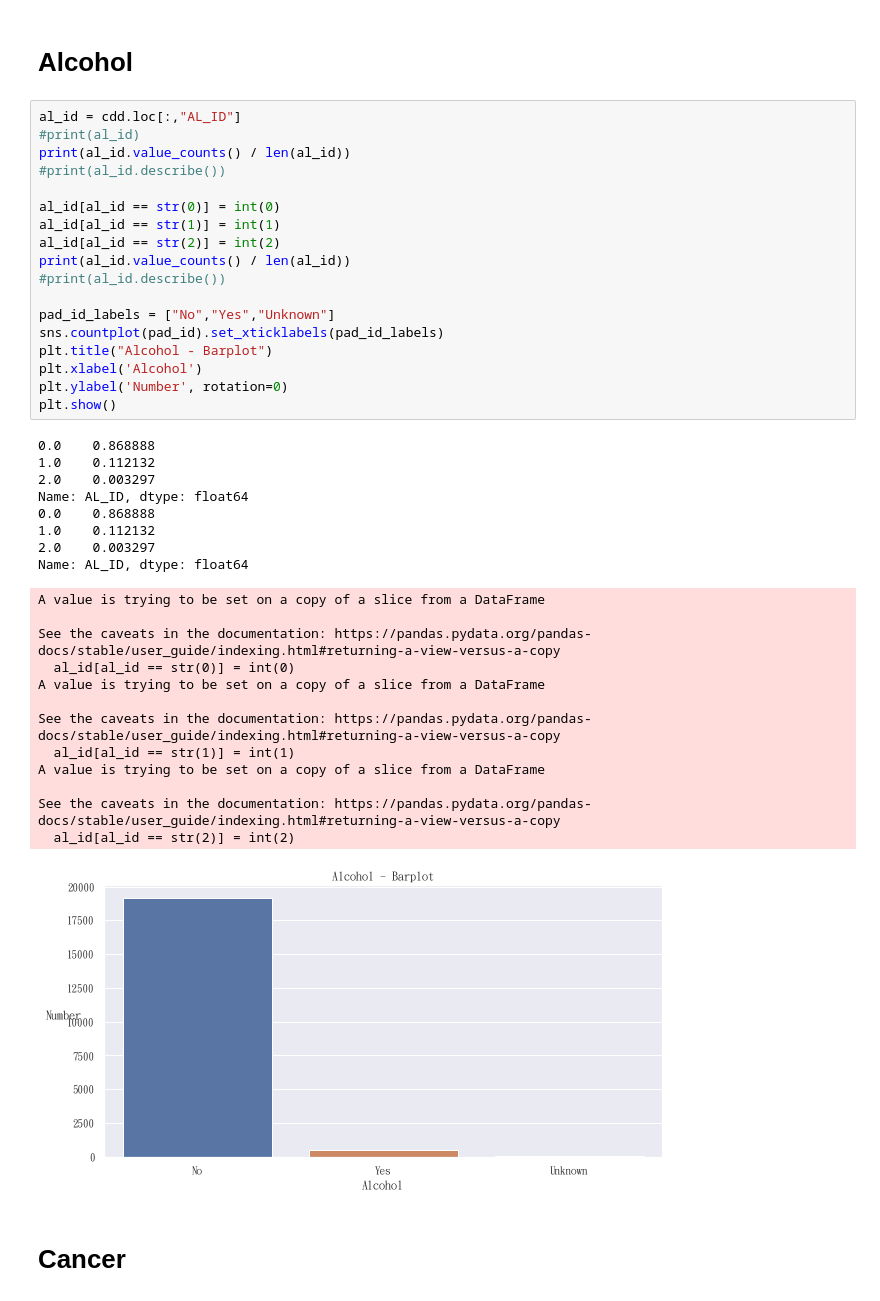
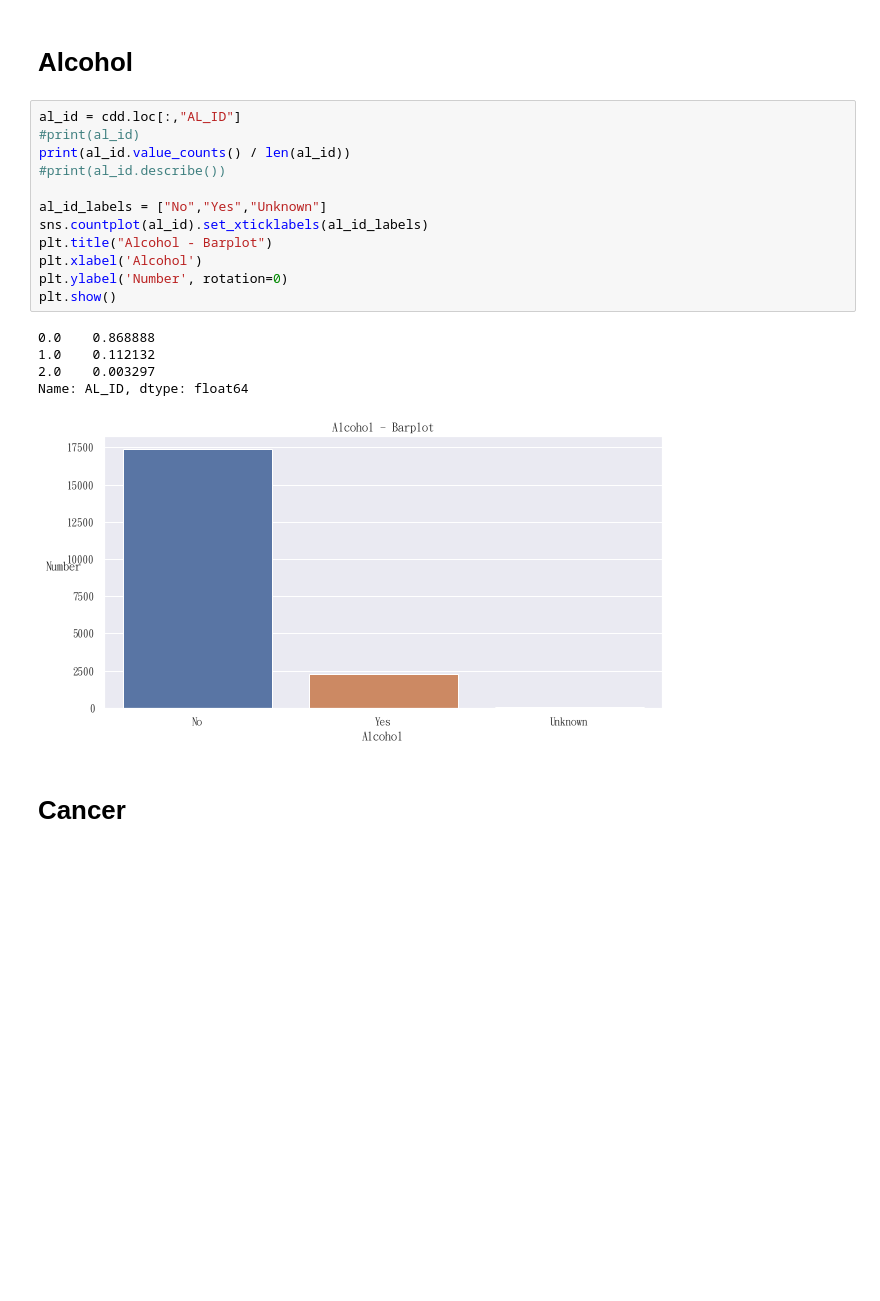
Before and after one commit to sn987532159/TSR_ML, a Jupyter notebook: data_exploration/Pre-visualisation - CASEDDGFA.ipynb, the cells around one changed output. Cells and saved outputs as stored; diff of their text form; blank space fills up the shorter version.

```diff
--- a/data_exploration/Pre-visualisation - CASEDDGFA.ipynb
+++ b/data_exploration/Pre-visualisation - CASEDDGFA.ipynb
@@ -433,43 +411,21 @@ Name: PAD_ID, dtype: float64
 # %%
 al_id = cdd.loc[:,"AL_ID"]
 #print(al_id)
 print(al_id.value_counts() / len(al_id))
 #print(al_id.describe())
 
-al_id[al_id == str(0)] = int(0)
-al_id[al_id == str(1)] = int(1)
-al_id[al_id == str(2)] = int(2)
-print(al_id.value_counts() / len(al_id))
-#print(al_id.describe())
-
-pad_id_labels = ["No","Yes","Unknown"]
-sns.countplot(pad_id).set_xticklabels(pad_id_labels)
+al_id_labels = ["No","Yes","Unknown"]
+sns.countplot(al_id).set_xticklabels(al_id_labels)
 plt.title("Alcohol - Barplot")
 plt.xlabel('Alcohol')
 plt.ylabel('Number', rotation=0)
 plt.show()
 # %% [output]
 0.0    0.868888
 1.0    0.112132
 2.0    0.003297
 Name: AL_ID, dtype: float64
-0.0    0.868888
-1.0    0.112132
-2.0    0.003297
-Name: AL_ID, dtype: float64
-A value is trying to be set on a copy of a slice from a DataFrame
-
-See the caveats in the documentation: https://pandas.pydata.org/pandas-docs/stable/user_guide/indexing.html#returning-a-view-versus-a-copy
-  al_id[al_id == str(0)] = int(0)
-A value is trying to be set on a copy of a slice from a DataFrame
-
-See the caveats in the documentation: https://pandas.pydata.org/pandas-docs/stable/user_guide/indexing.html#returning-a-view-versus-a-copy
-  al_id[al_id == str(1)] = int(1)
-A value is trying to be set on a copy of a slice from a DataFrame
-
-See the caveats in the documentation: https://pandas.pydata.org/pandas-docs/stable/user_guide/indexing.html#returning-a-view-versus-a-copy
-  al_id[al_id == str(2)] = int(2)
-[figure, old version]
+[figure, new version]
 # %% [markdown]
 # Cancer
 # %%
```
Also changed, not shown: parts of 3 cells of this notebook, 5 other files.
